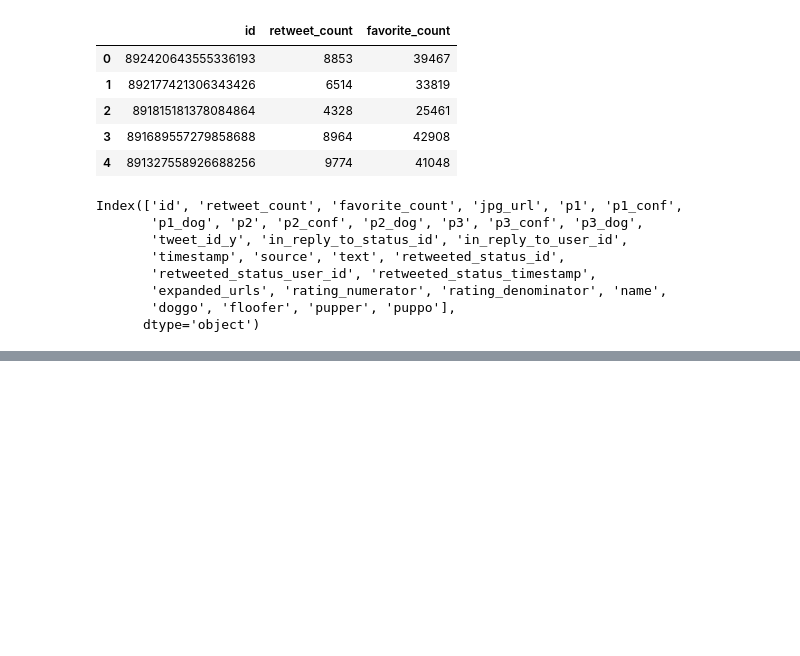
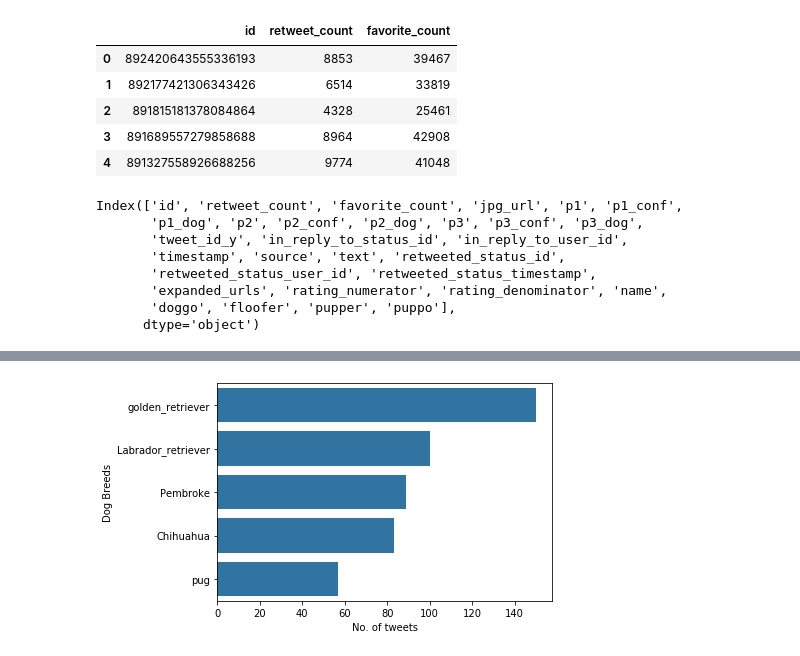
Before and after one commit to haritum/Project-WeRateDogs, a Jupyter notebook: notebooks/wrangle_act.ipynb, the cells around one changed output, grey strips where cells are left out. Drawn from its saved outputs; the diff is of its cells as text; code cells hidden in the pictures; blank space fills up the shorter version.

```diff
--- a/notebooks/wrangle_act.ipynb
+++ b/notebooks/wrangle_act.ipynb
@@ -626,0 +674,4 @@ Index(['id', 'retweet_count', 'favorite_count', 'jpg_url', 'p1', 'p1_conf',
+# %%
+df_p1 = df_visu.groupby(['p1']).size().sort_values(ascending=False)
+df_p1 = df_p1[df_p1 > 50].reset_index()
+df_p1
@@ -626,0 +685,8 @@ Index(['id', 'retweet_count', 'favorite_count', 'jpg_url', 'p1', 'p1_conf',
+# %%
+base_color = sns.color_palette()[0]
+sns.barplot(data = df_p1, y = 'p1', x=0, color=base_color);
+plt.ylabel('Dog Breeds');
+plt.xlabel('No. of tweets');
+#plt.xticks(rotation=90);
+# %% [output]
+[figure, added]
```
Also changed, not shown: parts of 39 cells of this notebook, 7 other files.
